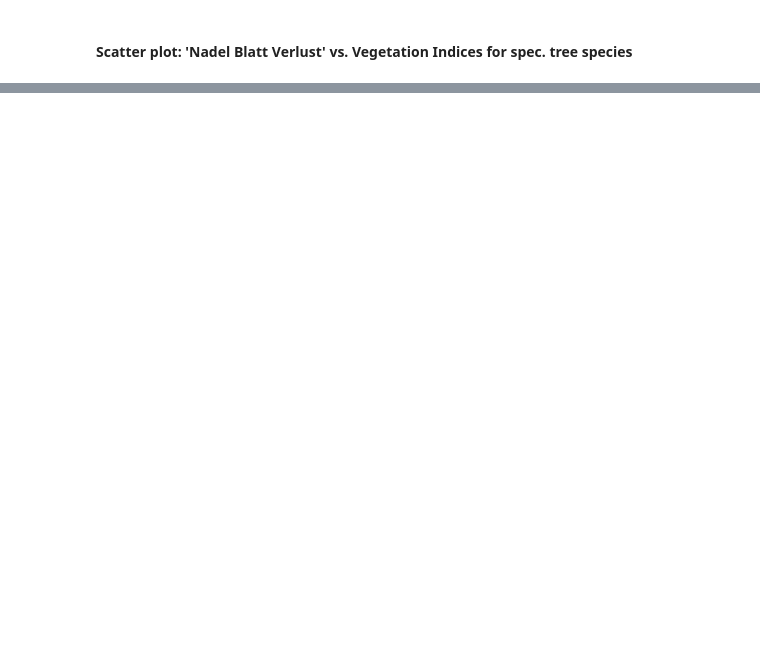
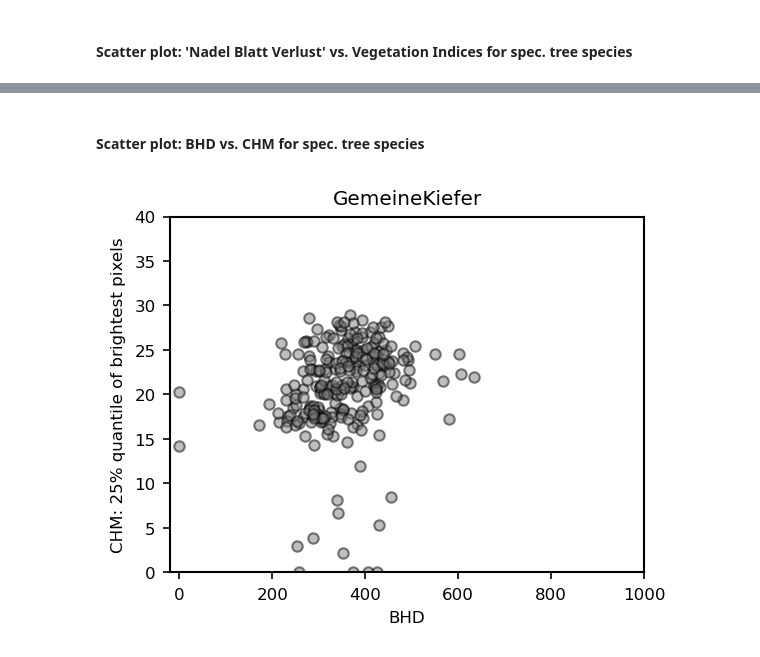
Before and after one commit to FlorianStehr/findatree, a Jupyter notebook: scripts/compare/features_terrestrial_vs_photometric.ipynb, the cells around one changed output, grey strips where cells are left out. Cells and saved outputs as stored; diff of their text form; code cells hidden in the pictures; blank space fills up the shorter version.

```diff
--- a/scripts/compare/features_terrestrial_vs_photometric.ipynb
+++ b/scripts/compare/features_terrestrial_vs_photometric.ipynb
@@ -241,0 +270,58 @@ plt.savefig(os.path.join(save_dir, save_name), transparent=True)
+# %% [markdown]
+#### Scatter plot: BHD vs. CHM for spec. tree species
+# %%
+# Tree species mapper
+mapper = descriptions.species_id_to_name()
+
+############### Define a query string to filter all features
+query_str = 'ba >= 0' # Select all tree species
+
+ba_ids = [134] # Select 'Gemeine Kiefer'
+# ba_ids = [118] # Select Gemeine Fichte'
+
+query_str = 'ba in @ba_ids' # Query for tree species
+# query_str += ' and min_brightest_light > 1.5e-2' # Select all with min value of brightest px above fixed threshold
+# query_str += ' and kkl in [1,2]'
+
+############### Which feature to plot
+# name_x = ('min_brightest_light', r'Lightness: Min. of brightests pixels')
+name_x = ('bhd_2020', r'BHD')
+name_y = ('min_brightest_chm', r'CHM: 25% quantile of brightest pixels')
+
+
+############### Some plotting specs
+xlim = [-20, 1000]
+ylim = [0, 40]
+
+title_str = ''
+for id in ba_ids: title_str += mapper[id].replace(' ', '') + '-'
+title_str = title_str[:-1]
+
+save_dir = r"C:\Users\flori\Documents\prof\lwf\plots\220722\bhd_vs_chm"
+save_name = title_str + '__' + name_y[0] + '.pdf'
+
+############### Plot histogram
+x = np.array(df.query(query_str).loc[:, name_x[0]])
+y = np.array(df.query(query_str).loc[:, name_y[0]])
+
+f = plt.figure(figsize= [4, 3])
+ax = f.add_subplot(111)
+
+# Scatter plot
+_ = ax.scatter(
+    x,
+    y,
+    fc='grey',
+    ec='k',
+    alpha=0.5,
+    )
+
+ax.set_title(title_str)
+_ = ax.set_xlabel(name_x[1])
+_ = ax.set_ylabel(name_y[1])
+_ = ax.set_xlim(xlim)
+_ = ax.set_ylim(ylim)
+
+# plt.savefig(os.path.join(save_dir, save_name), transparent=True)
+# %% [output]
+[figure, added]
```
Also changed, not shown: parts of 11 cells of this notebook, 7 other files.
